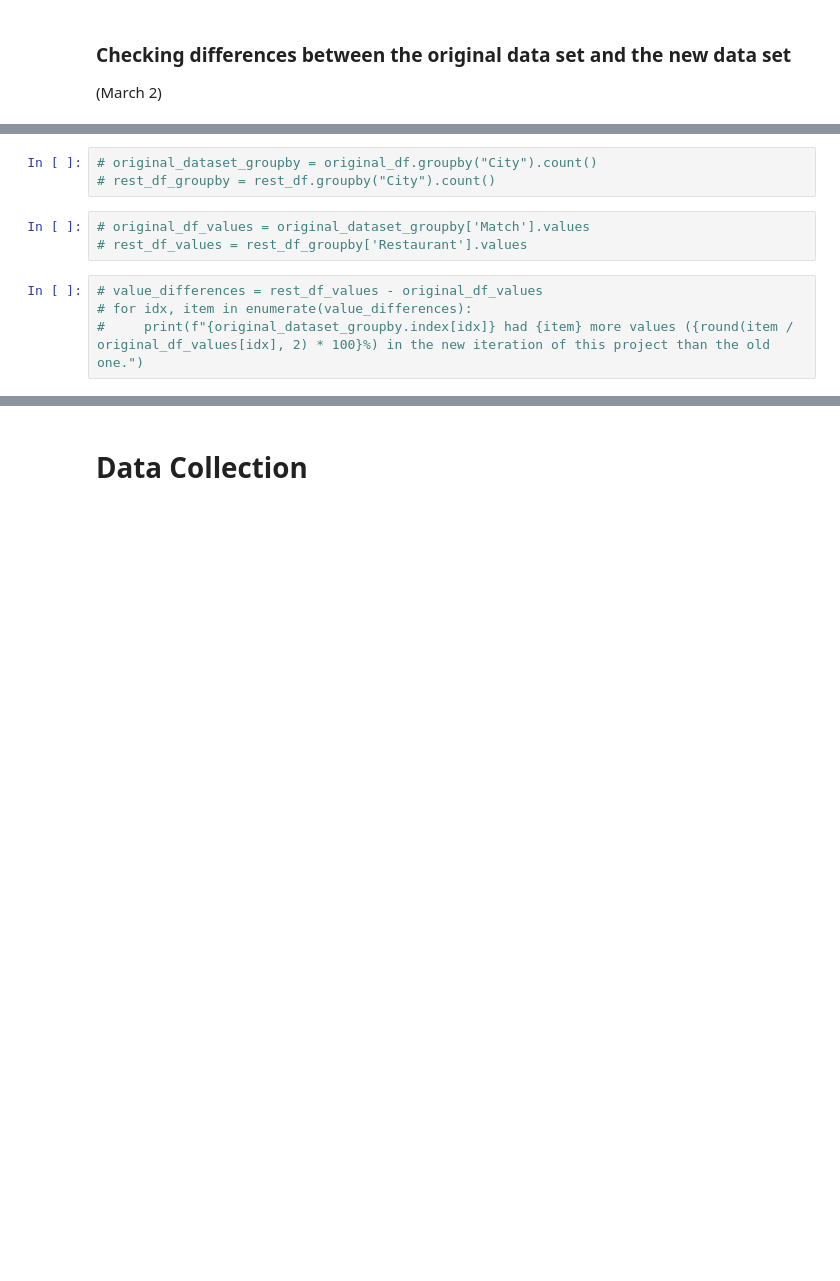
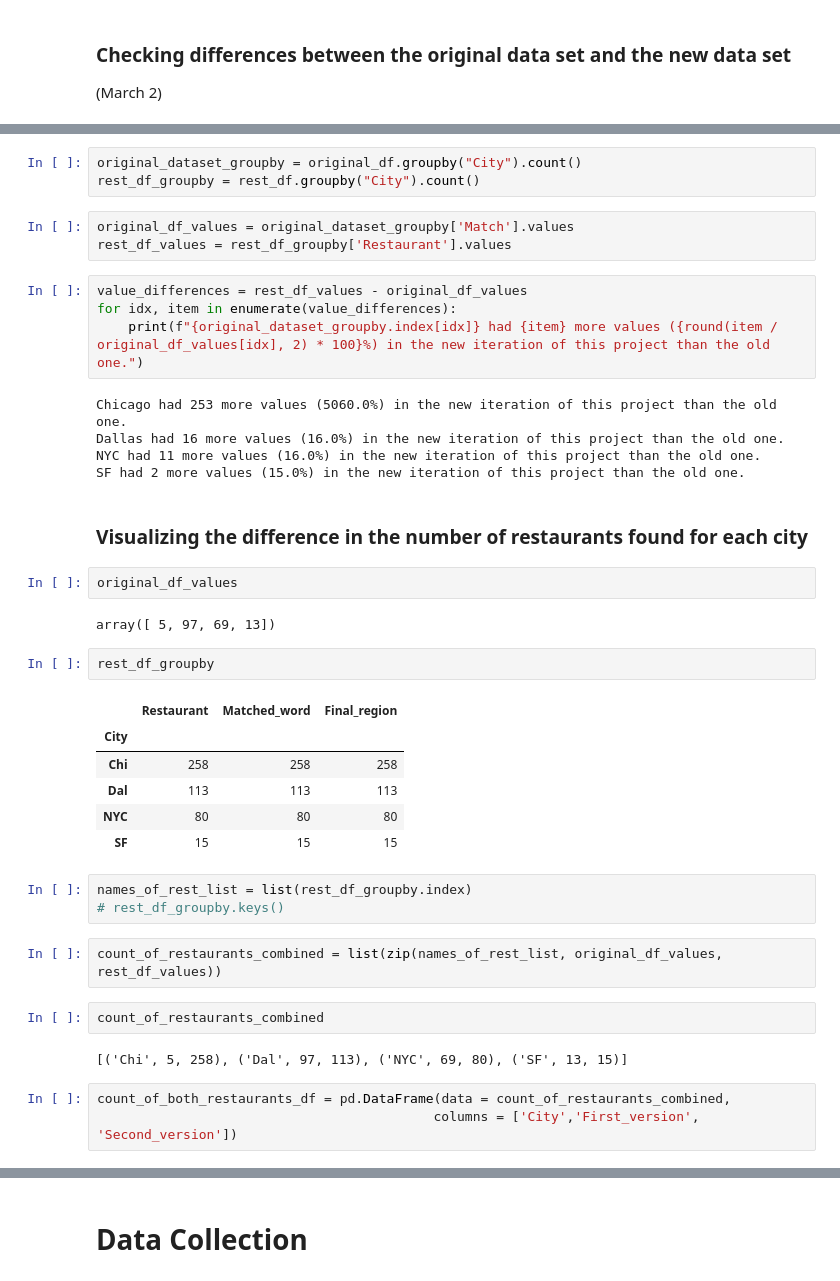
Before and after one commit to gregfeliu/Mexican_Immigration_Through_Restaurant_Names, a Jupyter notebook: notebooks/4.Analysis.ipynb, the cells around one changed output, grey strips where cells are left out. Drawn from its saved outputs; the diff is of its cells as text; blank space fills up the shorter version.

```diff
--- a/notebooks/4.Analysis.ipynb
+++ b/notebooks/4.Analysis.ipynb
@@ -35,10 +33,42 @@ with open("../my_saved_data/demonym_dictionary.pickle", "rb+") as f:
 # %%
-# original_dataset_groupby = original_df.groupby("City").count()
-# rest_df_groupby = rest_df.groupby("City").count()
+original_dataset_groupby = original_df.groupby("City").count()
+rest_df_groupby = rest_df.groupby("City").count()
 # %%
-# original_df_values = original_dataset_groupby['Match'].values
-# rest_df_values = rest_df_groupby['Restaurant'].values
+original_df_values = original_dataset_groupby['Match'].values
+rest_df_values = rest_df_groupby['Restaurant'].values
 # %%
-# value_differences = rest_df_values - original_df_values
-# for idx, item in enumerate(value_differences):
-#     print(f"{original_dataset_groupby.index[idx]} had {item} more values ({round(item / original_df_values[idx], 2) * 100}%) in the new iteration of this project than the old one.")
+value_differences = rest_df_values - original_df_values
+for idx, item in enumerate(value_differences):
+    print(f"{original_dataset_groupby.index[idx]} had {item} more values ({round(item / original_df_values[idx], 2) * 100}%) in the new iteration of this project than the old one.")
+# %% [output]
+Chicago had 253 more values (5060.0%) in the new iteration of this project than the old one.
+Dallas had 16 more values (16.0%) in the new iteration of this project than the old one.
+NYC had 11 more values (16.0%) in the new iteration of this project than the old one.
+SF had 2 more values (15.0%) in the new iteration of this project than the old one.
+# %% [markdown]
+### Visualizing the difference in the number of restaurants found for each city
+# %%
+original_df_values
+# %% [output]
+array([ 5, 97, 69, 13])
+# %%
+rest_df_groupby
+# %% [output]
+|  | Restaurant | Matched_word | Final_region |
+| City |  |  |  |
+| Chi | 258 | 258 | 258 |
+| Dal | 113 | 113 | 113 |
+| NYC | 80 | 80 | 80 |
+| SF | 15 | 15 | 15 |
+# %%
+names_of_rest_list = list(rest_df_groupby.index)
+# rest_df_groupby.keys()
+# %%
+count_of_restaurants_combined = list(zip(names_of_rest_list, original_df_values, rest_df_values))
+# %%
+count_of_restaurants_combined
+# %% [output]
+[('Chi', 5, 258), ('Dal', 97, 113), ('NYC', 69, 80), ('SF', 13, 15)]
+# %%
+count_of_both_restaurants_df = pd.DataFrame(data = count_of_restaurants_combined,
+                                           columns = ['City','First_version', 'Second_version'])
```
Also changed, not shown: parts of 37 cells of this notebook.
